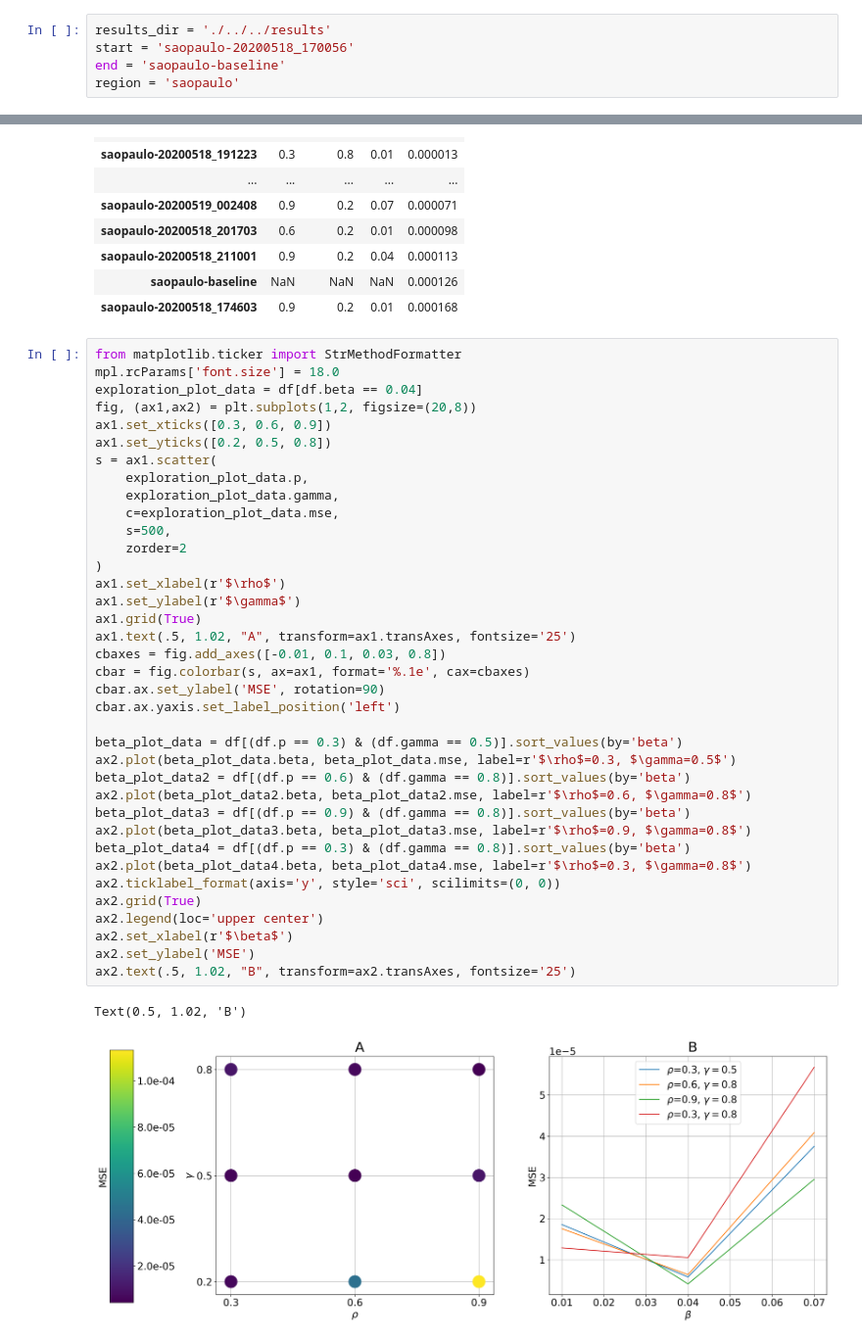
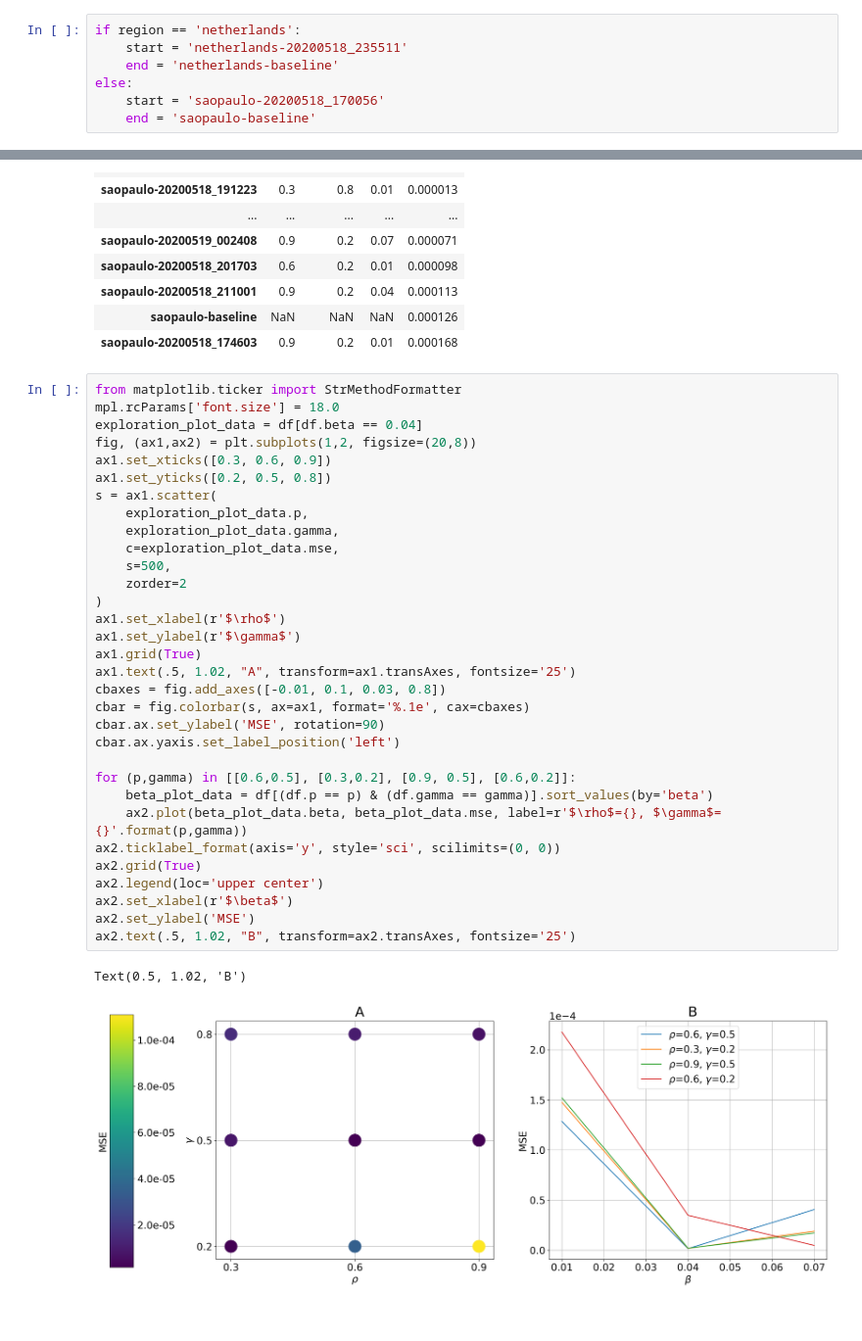
Before and after one commit to TheYuanLiao/individual_mobility_model, a Jupyter notebook: src/py/gridsearch-plot.ipynb, the cells around one changed output, grey strips where cells are left out. Shown at 98% size. Cells and saved outputs as stored; diff of their text form.

```diff
--- a/src/py/gridsearch-plot.ipynb
+++ b/src/py/gridsearch-plot.ipynb
@@ -14,8 +17,10 @@ mpl.rcParams['figure.dpi'] = 300
 # %%
-results_dir = './../../results'
-start = 'saopaulo-20200518_170056'
-end = 'saopaulo-baseline'
-region = 'saopaulo'
+if region == 'netherlands':
+    start = 'netherlands-20200518_235511'
+    end = 'netherlands-baseline'
+else:
+    start = 'saopaulo-20200518_170056'
+    end = 'saopaulo-baseline'
 # %%
 def string_range(strings, start=None, end=None):
     keep = []
@@ -85,39 +90,34 @@ df.sort_values('mse')
 from matplotlib.ticker import StrMethodFormatter
 mpl.rcParams['font.size'] = 18.0
 exploration_plot_data = df[df.beta == 0.04]
 fig, (ax1,ax2) = plt.subplots(1,2, figsize=(20,8))
 ax1.set_xticks([0.3, 0.6, 0.9])
 ax1.set_yticks([0.2, 0.5, 0.8])
 s = ax1.scatter(
     exploration_plot_data.p,
     exploration_plot_data.gamma,
     c=exploration_plot_data.mse,
     s=500,
     zorder=2
 )
 ax1.set_xlabel(r'$\rho$')
 ax1.set_ylabel(r'$\gamma$')
 ax1.grid(True)
 ax1.text(.5, 1.02, "A", transform=ax1.transAxes, fontsize='25')
 cbaxes = fig.add_axes([-0.01, 0.1, 0.03, 0.8])
 cbar = fig.colorbar(s, ax=ax1, format='%.1e', cax=cbaxes)
 cbar.ax.set_ylabel('MSE', rotation=90)
 cbar.ax.yaxis.set_label_position('left')
 
-beta_plot_data = df[(df.p == 0.3) & (df.gamma == 0.5)].sort_values(by='beta')
-ax2.plot(beta_plot_data.beta, beta_plot_data.mse, label=r'$\rho$=0.3, $\gamma=0.5$')
-beta_plot_data2 = df[(df.p == 0.6) & (df.gamma == 0.8)].sort_values(by='beta')
-ax2.plot(beta_plot_data2.beta, beta_plot_data2.mse, label=r'$\rho$=0.6, $\gamma=0.8$')
-beta_plot_data3 = df[(df.p == 0.9) & (df.gamma == 0.8)].sort_values(by='beta')
-ax2.plot(beta_plot_data3.beta, beta_plot_data3.mse, label=r'$\rho$=0.9, $\gamma=0.8$')
-beta_plot_data4 = df[(df.p == 0.3) & (df.gamma == 0.8)].sort_values(by='beta')
-ax2.plot(beta_plot_data4.beta, beta_plot_data4.mse, label=r'$\rho$=0.3, $\gamma=0.8$')
+for (p,gamma) in [[0.6,0.5], [0.3,0.2], [0.9, 0.5], [0.6,0.2]]:
+    beta_plot_data = df[(df.p == p) & (df.gamma == gamma)].sort_values(by='beta')
+    ax2.plot(beta_plot_data.beta, beta_plot_data.mse, label=r'$\rho$={}, $\gamma$={}'.format(p,gamma))
 ax2.ticklabel_format(axis='y', style='sci', scilimits=(0, 0))
 ax2.grid(True)
 ax2.legend(loc='upper center')
 ax2.set_xlabel(r'$\beta$')
 ax2.set_ylabel('MSE')
 ax2.text(.5, 1.02, "B", transform=ax2.transAxes, fontsize='25')
 # %% [output]
 Text(0.5, 1.02, 'B')
-[figure, old version]
+[figure, new version]
```
Also changed, not shown: parts of 2 cells of this notebook, 56 other files.
